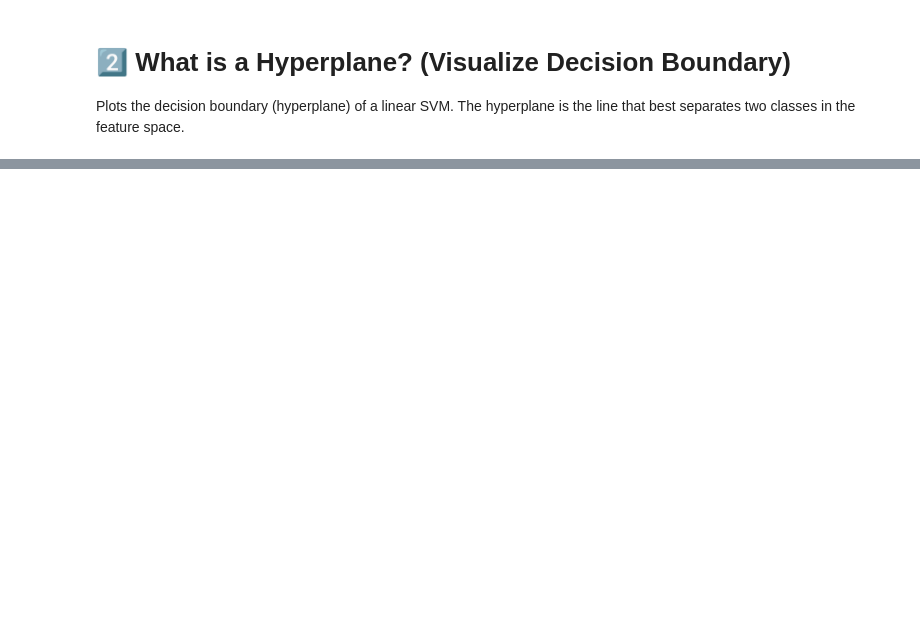
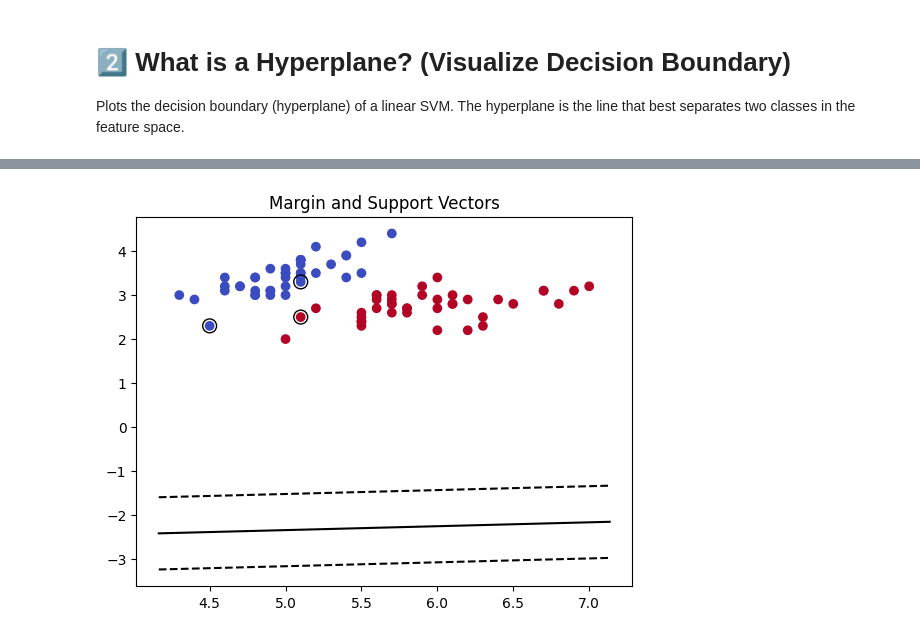
Before and after one commit to Shuaibiqbal/SVM-Classification-vs-Regression-SVR-with-scikit-learn, a Jupyter notebook: notebook/SVM_Classification_vs_Regression_(SVR)_with_scikit_learn.ipynb, the cells around one changed output, grey strips where cells are left out. Saved outputs shown, nothing was run; the diff lists cells and outputs as text; code cells hidden in the pictures; blank space fills up the shorter version.

```diff
--- a/notebook/SVM_Classification_vs_Regression_(SVR)_with_scikit_learn.ipynb
+++ b/notebook/SVM_Classification_vs_Regression_(SVR)_with_scikit_learn.ipynb
@@ -48,0 +67,24 @@ Plots the decision boundary (hyperplane) of a linear SVM. The hyperplane is the
+# %%
+def plot_margin(model, X, y):
+    plt.scatter(X[:, 0], X[:, 1], c=y, cmap='coolwarm')
+    ax = plt.gca()
+    xlim = ax.get_xlim()
+    xx = np.linspace(xlim[0], xlim[1])
+    w = model.coef_[0]
+    b = model.intercept_[0]
+    margin = 1 / np.linalg.norm(w)
+    yy = -(w[0] * xx + b) / w[1]
+    yy_down = yy - np.sqrt(1 + (w[0]/w[1])**2) * margin
+    yy_up = yy + np.sqrt(1 + (w[0]/w[1])**2) * margin
+
+    plt.plot(xx, yy, 'k-')
+    plt.plot(xx, yy_down, 'k--')
+    plt.plot(xx, yy_up, 'k--')
+    plt.scatter(model.support_vectors_[:, 0], model.support_vectors_[:, 1],
+                s=100, facecolors='none', edgecolors='k')
+    plt.title("Margin and Support Vectors")
+    plt.show()
+
+plot_margin(model, X_train[:, :2], y_train)
+# %% [output]
+[figure, added]
```
Also changed, not shown: parts of 28 cells of this notebook.
